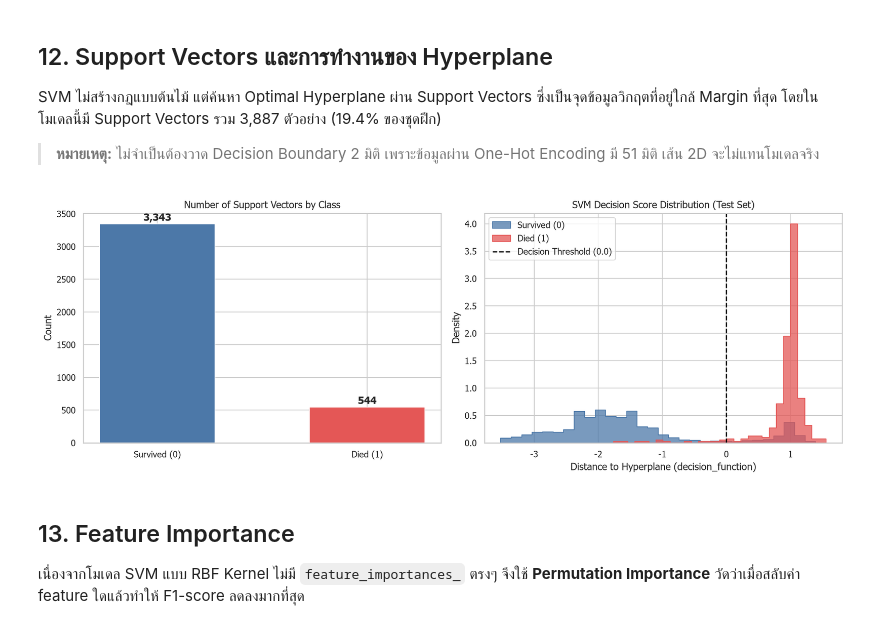
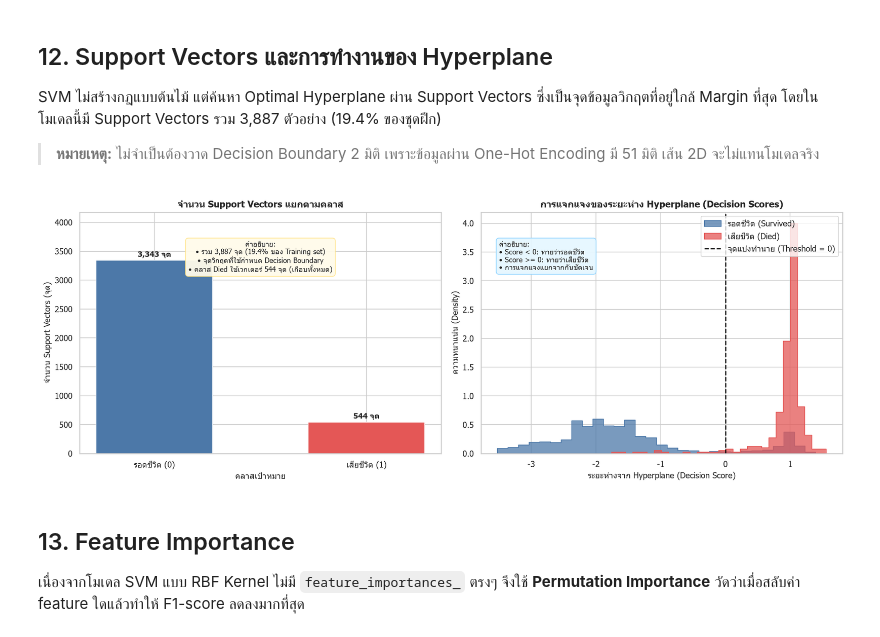
Before and after one commit to nuttawuttabsakul191-dotcom/kaggle-model, a Jupyter notebook: notebooks/svm.ipynb, the cells around one changed output. Saved outputs shown, nothing was run; the diff lists cells and outputs as text; code cells hidden in the pictures.

```diff
--- a/notebooks/svm.ipynb
+++ b/notebooks/svm.ipynb
@@ -62,6 +71,8 @@ from src.preprocess import (
 
 warnings.filterwarnings("ignore", category=FutureWarning)
 sns.set_theme(style="whitegrid", context="notebook")
+plt.rcParams["font.sans-serif"] = ["Tahoma", "Leelawadee UI", "DejaVu Sans", "Arial"]
+plt.rcParams["axes.unicode_minus"] = False
 
 RESULTS_DIR = PROJECT_ROOT / "results"
 FIGURES_DIR = RESULTS_DIR / "figures" / "svm"
@@ -576,31 +678,47 @@ SVM ไม่สร้างกฎแบบต้นไม้ แต่ค้น
 # %%
 fitted_classifier = best_svm.named_steps["classifier"]
 n_support = fitted_classifier.n_support_
 
-fig, axes = plt.subplots(1, 2, figsize=(14, 5))
-axes[0].bar(["Survived (0)", "Died (1)"], n_support, color=["#4C78A8", "#E45756"], width=0.55)
+fig, axes = plt.subplots(1, 2, figsize=(15, 5.5))
+axes[0].bar(["รอดชีวิต (0)", "เสียชีวิต (1)"], n_support, color=["#4C78A8", "#E45756"], width=0.55)
 for i, v in enumerate(n_support):
-    axes[0].text(i, v + 50, f"{v:,}", ha="center", fontweight="bold")
-axes[0].set_title("Number of Support Vectors by Class")
-axes[0].set_ylabel("Count")
+    axes[0].text(i, v + 60, f"{v:,} จุด", ha="center", fontweight="bold", fontsize=10)
+axes[0].set_title("จำนวน Support Vectors แยกตามคลาส", fontsize=12, fontweight="bold")
+axes[0].set_xlabel("คลาสเป้าหมาย", fontsize=11)
+axes[0].set_ylabel("จำนวน Support Vectors (จุด)", fontsize=11)
+axes[0].set_ylim(0, max(n_support) * 1.25)
+axes[0].text(
+    0.5, 0.88,
+    "คำอธิบาย:\n• รวม 3,887 จุด (19.4% ของ Training set)\n• จุดวิกฤตที่ใช้กำหนด Decision Boundary\n• คลาส Died ใช้เวกเตอร์ 544 จุด (เกือบทั้งหมด)",
+    transform=axes[0].transAxes, ha="center", va="top",
+    fontsize=9.5,
+    bbox=dict(boxstyle="round,pad=0.4", facecolor="#FFFBEA", edgecolor="#FFE58F", alpha=0.95)
+)
 
-sns.histplot(test_score[y_test == 0], bins=30, color="#4C78A8", label="Survived (0)", stat="density", element="step", ax=axes[1])
-sns.histplot(test_score[y_test == 1], bins=30, color="#E45756", label="Died (1)", stat="density", element="step", ax=axes[1])
-axes[1].axvline(0, color="black", linestyle="--", lw=1.5, label="Decision Threshold (0.0)")
-axes[1].set_title("SVM Decision Score Distribution (Test Set)")
-axes[1].set_xlabel("Distance to Hyperplane (decision_function)")
-axes[1].set_ylabel("Density")
-axes[1].legend()
+sns.histplot(test_score[y_test == 0], bins=30, color="#4C78A8", label="รอดชีวิต (Survived)", stat="density", element="step", ax=axes[1])
+sns.histplot(test_score[y_test == 1], bins=30, color="#E45756", label="เสียชีวิต (Died)", stat="density", element="step", ax=axes[1])
+axes[1].axvline(0, color="black", linestyle="--", lw=1.5, label="จุดแบ่งทำนาย (Threshold = 0)")
+axes[1].set_title("การแจกแจงของระยะห่าง Hyperplane (Decision Scores)", fontsize=12, fontweight="bold")
+axes[1].set_xlabel("ระยะห่างจาก Hyperplane (Decision Score)", fontsize=11)
+axes[1].set_ylabel("ความหนาแน่น (Density)", fontsize=11)
+axes[1].legend(loc="upper right")
+axes[1].text(
+    0.05, 0.88,
+    "คำอธิบาย:\n• Score < 0: ทายว่ารอดชีวิต\n• Score >= 0: ทายว่าเสียชีวิต\n• การแจกแจงแยกจากกันชัดเจน",
+    transform=axes[1].transAxes, ha="left", va="top",
+    fontsize=9.5,
+    bbox=dict(boxstyle="round,pad=0.4", facecolor="#E6F7FF", edgecolor="#91D5FF", alpha=0.95)
+)
 
 fig.tight_layout()
 save_figure(fig, "07_svm_support_vectors_and_scores.png")
 plt.show()
 
 print(f"Support Vectors Survived (0): {n_support[0]:,} ตัวอย่าง")
 print(f"Support Vectors Died (1):     {n_support[1]:,} ตัวอย่าง")
 print(f"รวม Support Vectors ทั้งหมด:  {n_support.sum():,} ตัวอย่าง ({(n_support.sum()/len(X_train))*100:.2f}%)")
 # %% [output]
-[figure, old version]
+[figure, new version]
 # %% [markdown]
 ## 13. Feature Importance
 
```
Also changed, not shown: parts of 14 cells of this notebook, 9 other files.
